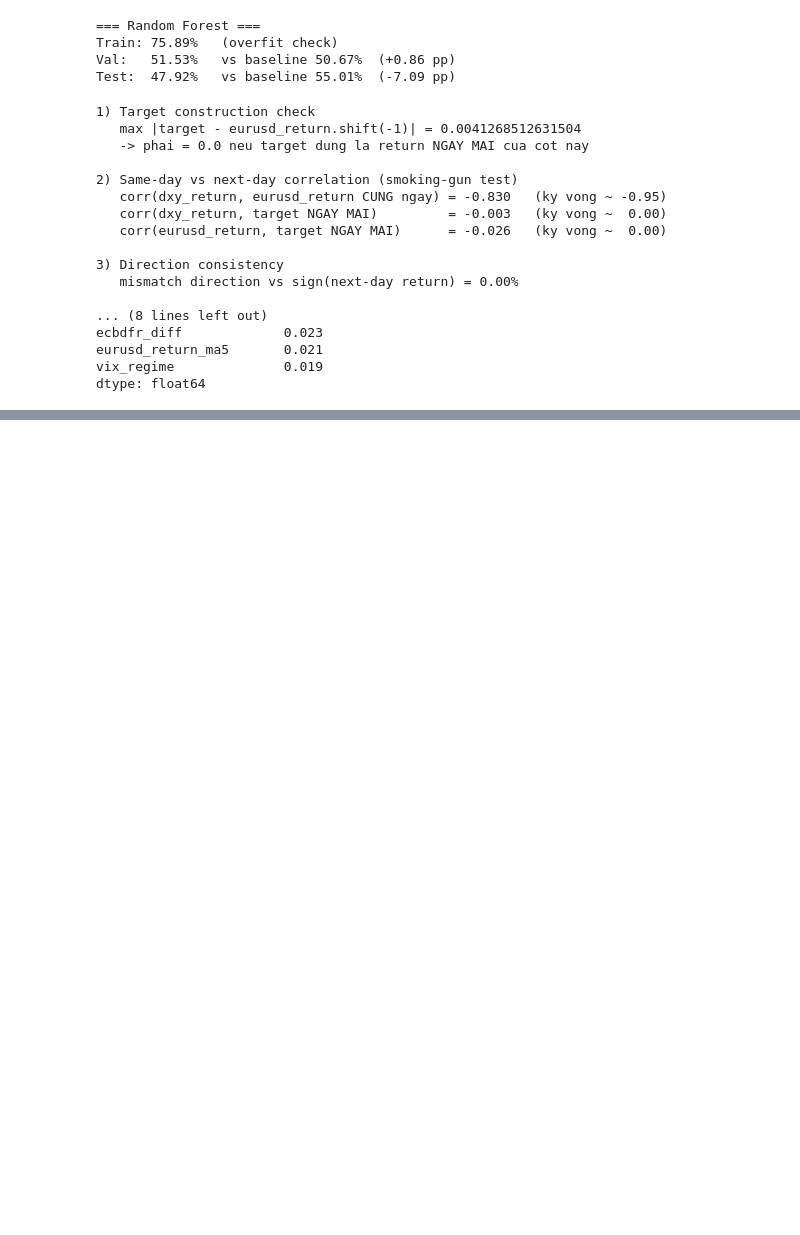
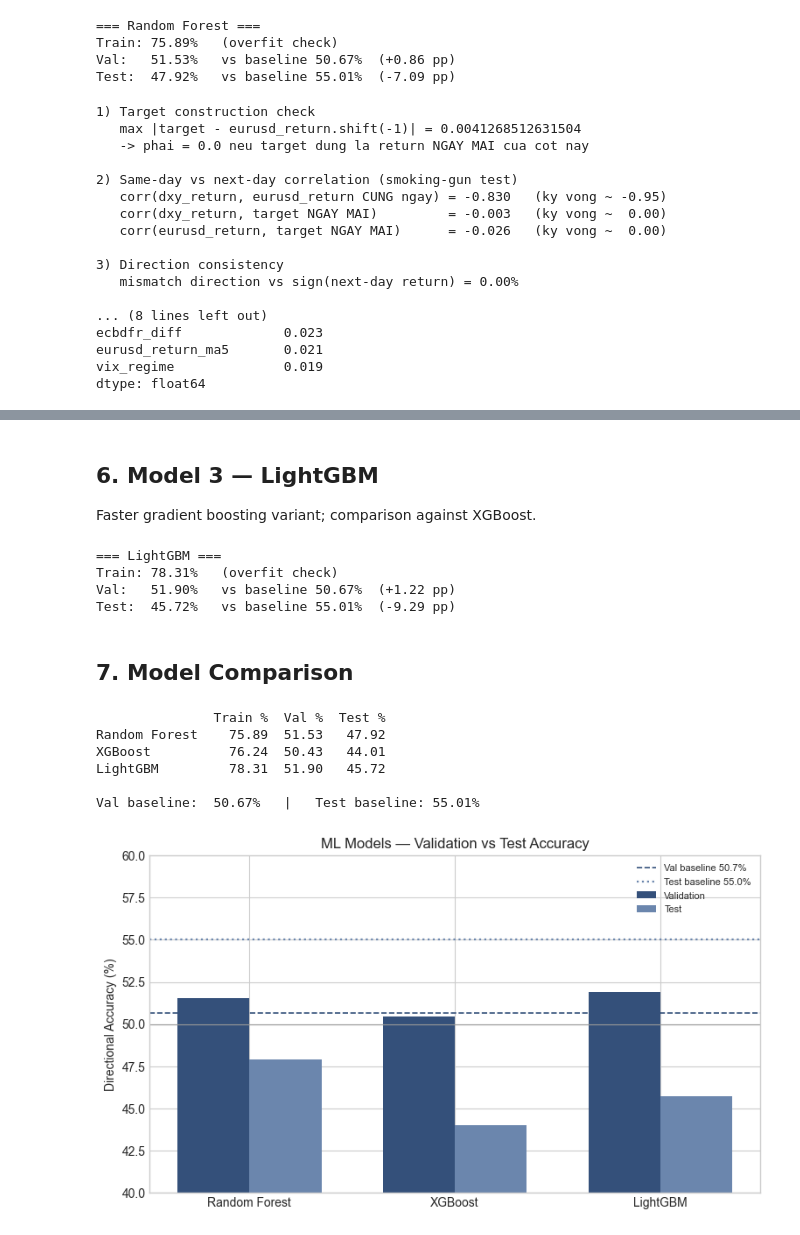
Before and after one commit to GCS230476/Final-Project-2, a Jupyter notebook: notebooks/05_baseline_models.ipynb, the cells around one changed output, grey strips where cells are left out. Cells and saved outputs as stored; diff of their text form; code cells hidden in the pictures; blank space fills up the shorter version.

```diff
--- a/notebooks/05_baseline_models.ipynb
+++ b/notebooks/05_baseline_models.ipynb
@@ -251,0 +282,65 @@ dtype: float64
+# %% [markdown]
+## 6. Model 3 — LightGBM
+
+Faster gradient boosting variant; comparison against XGBoost.
+# %%
+"""
+Train LightGBM.
+"""
+from lightgbm import LGBMClassifier
+
+lgbm = LGBMClassifier(
+    n_estimators=400,
+    max_depth=3,
+    num_leaves=7,           # 2^3 - 1 -> matches depth 3
+    learning_rate=0.03,
+    subsample=0.8,
+    colsample_bytree=0.8,
+    min_child_samples=20,
+    reg_lambda=2.0,
+    random_state=42,
+    n_jobs=-1,
+    verbose=-1,
+)
+lgbm.fit(X_train, y_train)
+lgbm = evaluate_model("LightGBM", lgbm)
+# %% [output]
+=== LightGBM ===
+Train: 78.31%   (overfit check)
+Val:   51.90%   vs baseline 50.67%  (+1.22 pp)
+Test:  45.72%   vs baseline 55.01%  (-9.29 pp)
+# %% [markdown]
+## 7. Model Comparison
+# %%
+"""
+Compare all models against baselines.
+"""
+comp = pd.DataFrame(results).T * 100
+comp = comp[["train", "val", "test"]].round(2)
+comp.columns = ["Train %", "Val %", "Test %"]
+print(comp.to_string())
+print(f"\nVal baseline:  {VAL_BASE*100:.2f}%   |   Test baseline: {TEST_BASE*100:.2f}%")
+
+fig, ax = plt.subplots(figsize=(9, 5))
+x = np.arange(len(comp))
+w = 0.35
+ax.bar(x - w/2, comp["Val %"],  w, label="Validation", color="#34507a")
+ax.bar(x + w/2, comp["Test %"], w, label="Test", color="#6b86ad")
+ax.axhline(VAL_BASE*100,  color="#34507a", ls="--", lw=1.2, label=f"Val baseline {VAL_BASE*100:.1f}%")
+ax.axhline(TEST_BASE*100, color="#6b86ad", ls=":",  lw=1.6, label=f"Test baseline {TEST_BASE*100:.1f}%")
+ax.axhline(50, color="#999999", lw=0.8)
+ax.set_xticks(x); ax.set_xticklabels(comp.index)
+ax.set_ylabel("Directional Accuracy (%)")
+ax.set_ylim(40, 60)
+ax.set_title("ML Models — Validation vs Test Accuracy")
+ax.legend(fontsize=8)
+plt.savefig(FIG_DIR / "05_model_comparison.png")
+plt.show()
+# %% [output]
+               Train %  Val %  Test %
+Random Forest    75.89  51.53   47.92
+XGBoost          76.24  50.43   44.01
+LightGBM         78.31  51.90   45.72
+
+Val baseline:  50.67%   |   Test baseline: 55.01%
+[figure, added]
```
Also changed, not shown: parts of 6 cells of this notebook, 52 other files.
